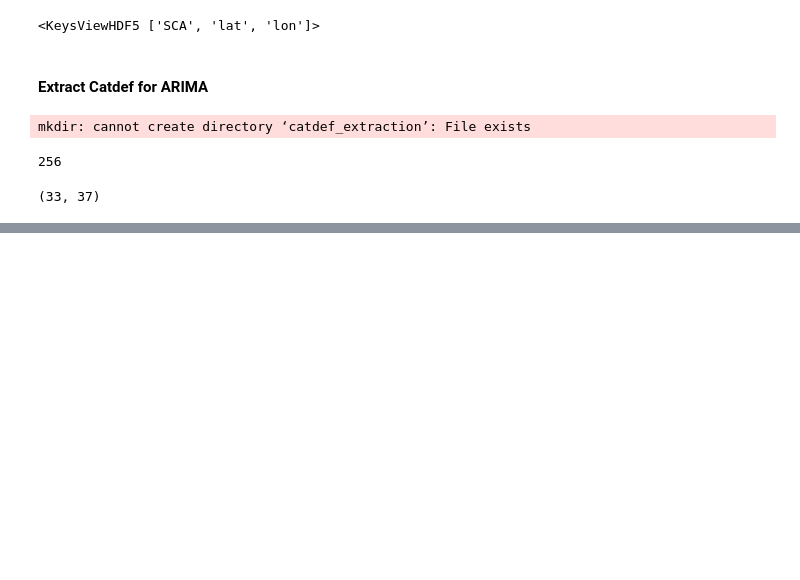
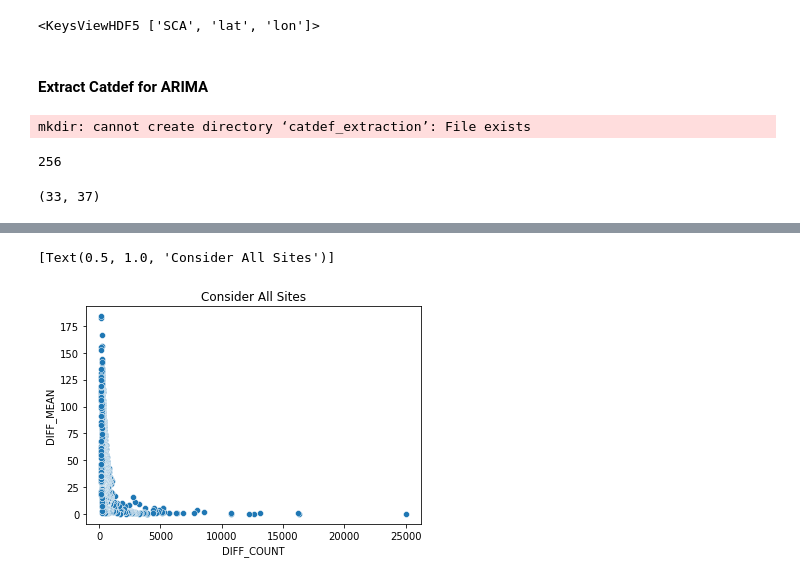
Before and after one commit to eddie-a-salinas/CA-Hydrology-W210-SP2022, a Jupyter notebook: pickle_explore.ipynb, the cells around one changed output, grey strips where cells are left out. Saved outputs shown, nothing was run; the diff lists cells and outputs as text; code cells hidden in the pictures; blank space fills up the shorter version.

```diff
--- a/pickle_explore.ipynb
+++ b/pickle_explore.ipynb
@@ -570,0 +608,16 @@ For site code 348608N1182474W001, its dates are ['1986-02-06 00:00:00']
+# %%
+def getCountFreqVsDiffSumm(wid):
+    count_freq=site_code_counts_df[site_code_counts_df['SITE_CODE']==wid]['SITE_CODE_COUNT'].tolist()[0]
+    diffs=getDiffsOfDTOFromWellID(wid)
+    sum_keys=['count', 'mean', 'std', 'min', '25%', '50%', '75%', 'max']
+    diffs_df=pd.DataFrame.from_dict({'d':diffs})
+    diffs_desc_df=diffs_df['d'].describe()
+    main_dict=dict()
+    main_dict=dict({'SITE_CODE':[wid]})
+    for k in sum_keys:
+        main_dict['DIFF_'+k.upper()]=[diffs_desc_df[k]]
+    #print(str(json.dumps(main_dict,indent=4)))
+    diff_df=pd.DataFrame.from_dict(main_dict)
+    return diff_df
+dd=getCountFreqVsDiffSumm(test_code)
+dd
@@ -570,0 +627,4 @@ For site code 348608N1182474W001, its dates are ['1986-02-06 00:00:00']
+# %%
+min_sid_freq_val=200
+sidsOfInterest=site_code_counts_df[site_code_counts_df['SITE_CODE_COUNT']>=min_sid_freq_val]['SITE_CODE'].tolist()
+print(f"Found {len(sidsOfInterest)} site codes with at least {min_sid_freq_val} records!")
@@ -570,0 +633,10 @@ For site code 348608N1182474W001, its dates are ['1986-02-06 00:00:00']
+# %%
+#Frame = Frame.append(pandas.DataFrame(data = SomeNewLineOfData), ignore_index=True)
+main_df=None
+for site_code in sidsOfInterest:
+    if(main_df is None):
+        main_df=getCountFreqVsDiffSumm(site_code)
+    else:
+        temp_df=getCountFreqVsDiffSumm(site_code)
+        main_df=pd.concat([main_df,temp_df])
+        main_df.reset_index(drop=True, inplace=True)
@@ -570,0 +659,5 @@ For site code 348608N1182474W001, its dates are ['1986-02-06 00:00:00']
+# %%
+sns.scatterplot(x=main_df['DIFF_COUNT'],y=main_df['DIFF_MEAN']).set(title='Consider All Sites')
+# %% [output]
+[Text(0.5, 1.0, 'Consider All Sites')]
+[figure, added]
```
Also changed, not shown: parts of 48 cells of this notebook.
